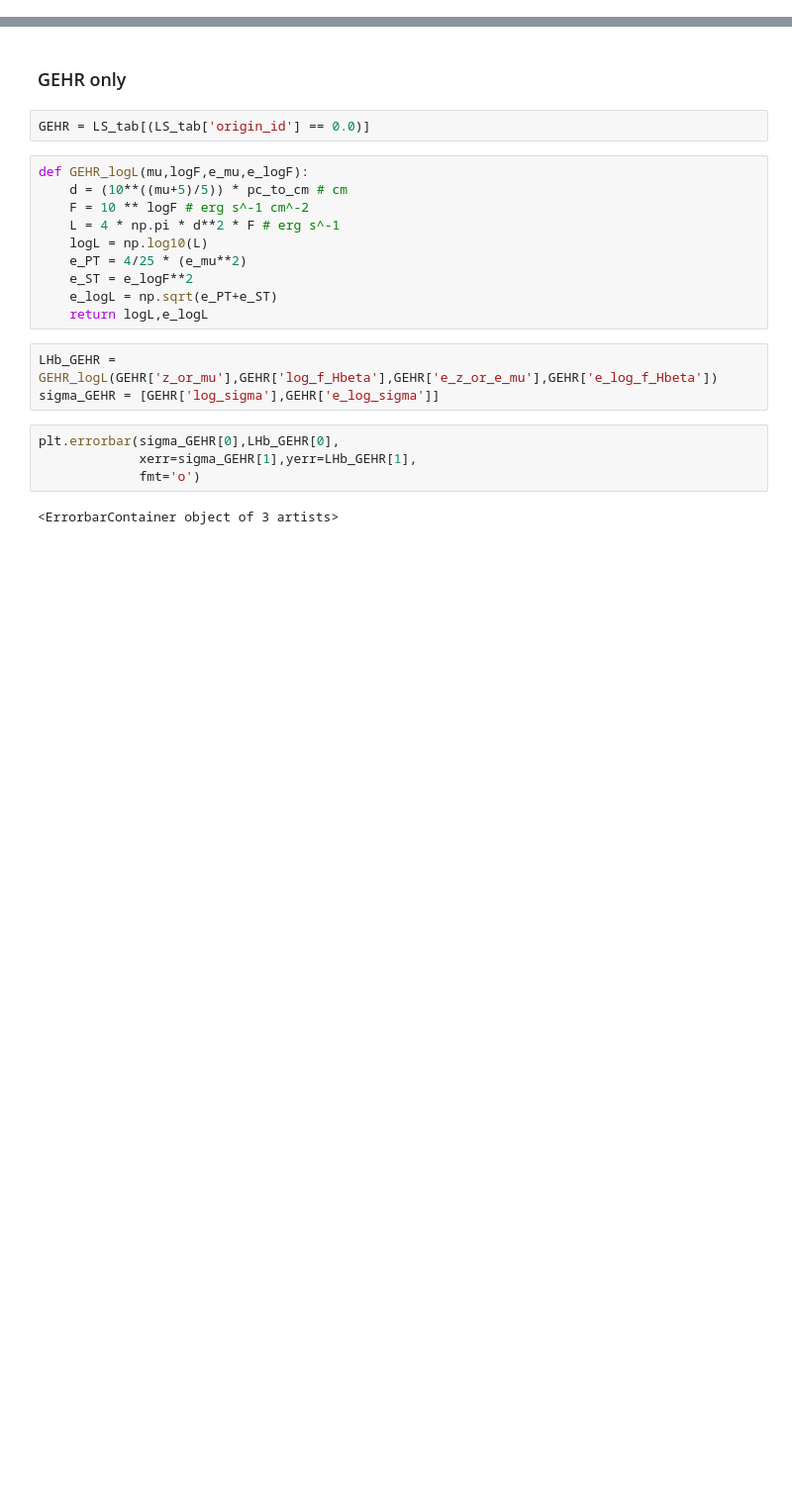
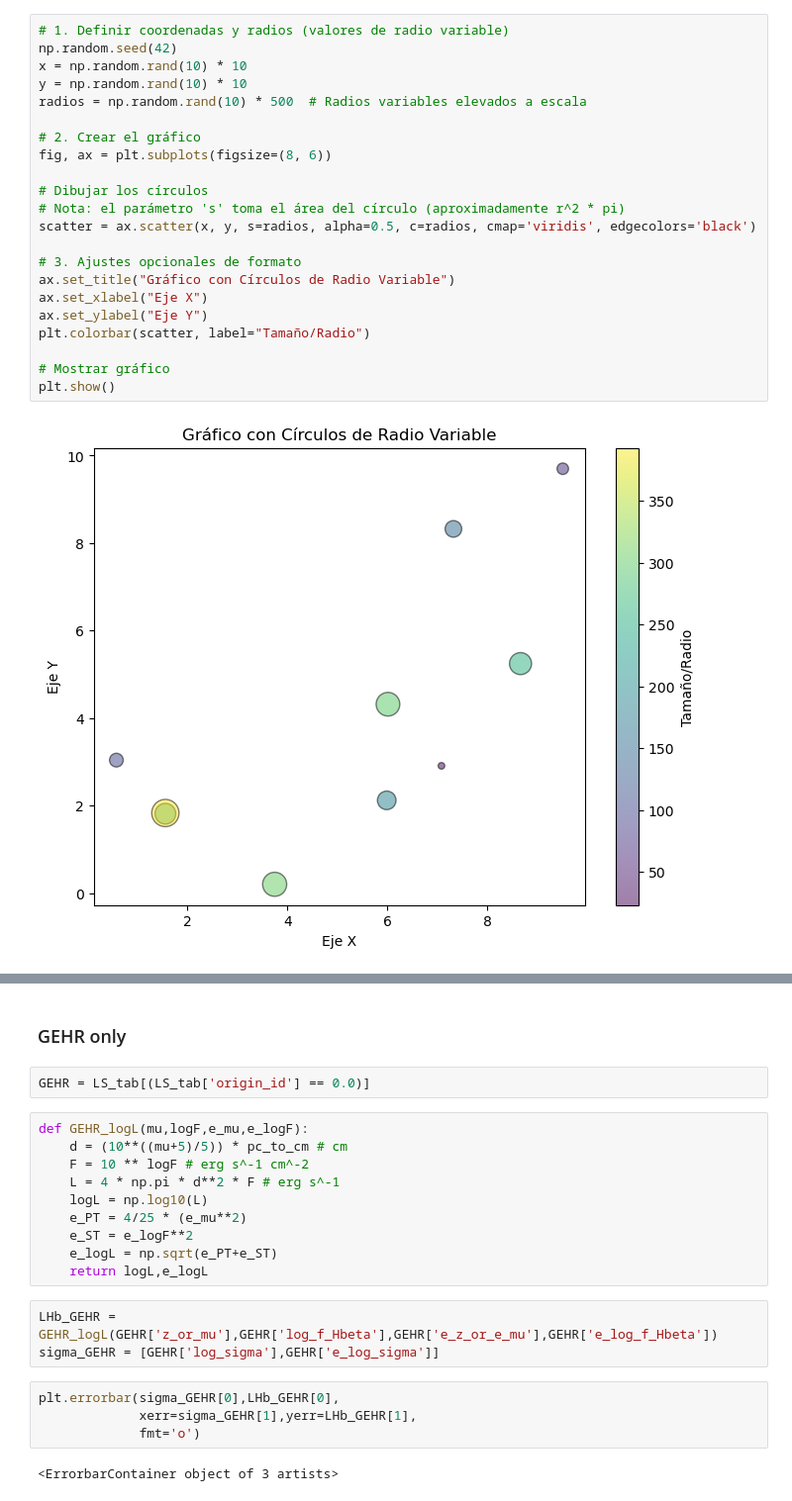
Before and after one commit to hol1m4n/HIIGalaxies, a Jupyter notebook: Bayesian_samplers/Multinest/GEHR_tests.ipynb, the cells around one changed output, grey strips where cells are left out. Shown at 99% size. Cells and saved outputs as stored; diff of their text form; blank space fills up the shorter version.

```diff
--- a/Bayesian_samplers/Multinest/GEHR_tests.ipynb
+++ b/Bayesian_samplers/Multinest/GEHR_tests.ipynb
@@ -44,0 +301,24 @@ Table length=243
+# %%
+# 1. Definir coordenadas y radios (valores de radio variable)
+np.random.seed(42)
+x = np.random.rand(10) * 10
+y = np.random.rand(10) * 10
+radios = np.random.rand(10) * 500  # Radios variables elevados a escala
+
+# 2. Crear el gráfico
+fig, ax = plt.subplots(figsize=(8, 6))
+
+# Dibujar los círculos
+# Nota: el parámetro 's' toma el área del círculo (aproximadamente r^2 * pi)
+scatter = ax.scatter(x, y, s=radios, alpha=0.5, c=radios, cmap='viridis', edgecolors='black')
+
+# 3. Ajustes opcionales de formato
+ax.set_title("Gráfico con Círculos de Radio Variable")
+ax.set_xlabel("Eje X")
+ax.set_ylabel("Eje Y")
+plt.colorbar(scatter, label="Tamaño/Radio")
+
+# Mostrar gráfico
+plt.show()
+# %% [output]
+[figure, added]
```
Also changed, not shown: parts of 12 cells of this notebook, 47 other files.
